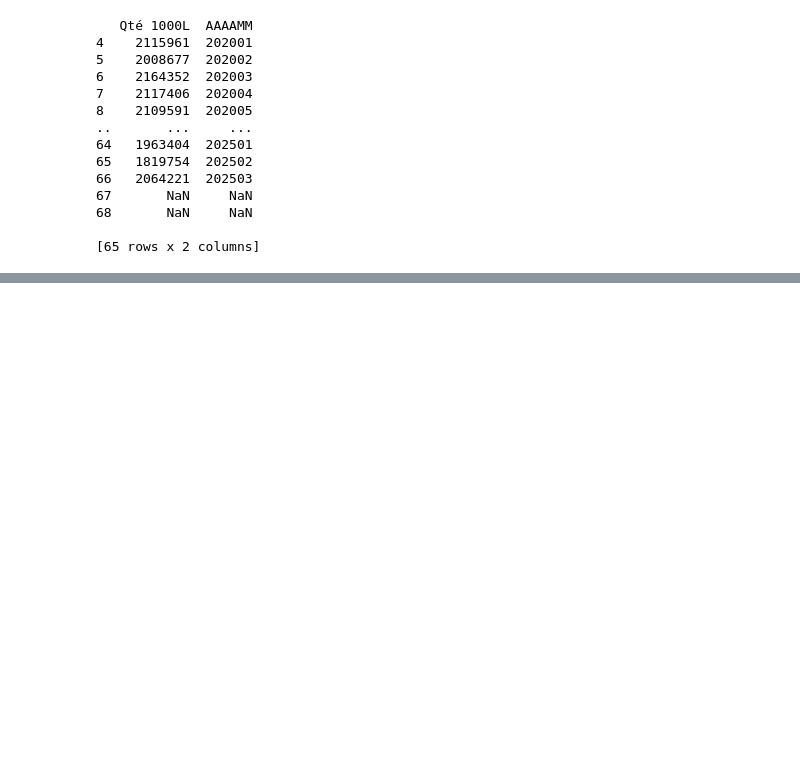
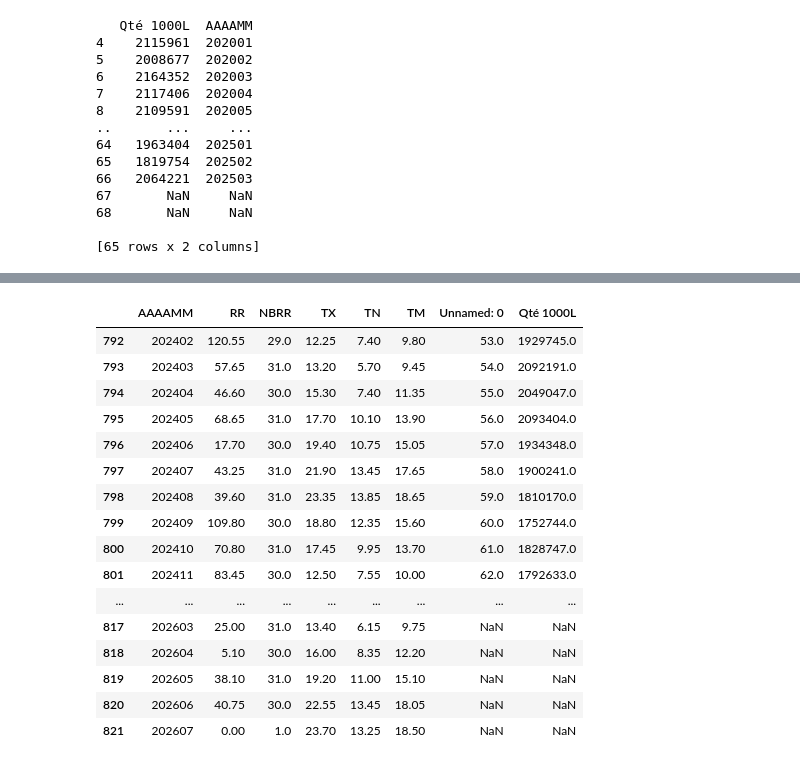
Before and after one commit to RamaB47/Projet-Isigny-Ste-Mere, a Jupyter notebook: fichier_global_fusionné.ipynb, the cells around one changed output, grey strips where cells are left out. Saved outputs shown, nothing was run; the diff lists cells and outputs as text; code cells hidden in the pictures; blank space fills up the shorter version.

```diff
--- a/fichier_global_fusionné.ipynb
+++ b/fichier_global_fusionné.ipynb
@@ -223,5 +264,5 @@ print(df_rename)
 # %%
 df_rename.to_csv("info_lait_final.csv")
 # %%
-df_m ="fichier_meteo_final.csv"
-df_l = "info_lait_final.csv"
+dataset1 ="fichier_meteo_final.csv"
+dataset2 = "info_lait_final.csv"
@@ -232,0 +269,3 @@ TypeError: DataFrame.merge() got multiple values for argument 'how'
+# %%
+df_m = pd.read_csv(dataset1)
+df_l = pd.read_csv(dataset2)
@@ -232,0 +289,3 @@ TypeError: DataFrame.merge() got multiple values for argument 'how'
+# %%
+df_final = pd.merge(df_m, df_l, on=['AAAAMM'], how='left')
+print(df_final)
@@ -232,0 +307,20 @@ TypeError: DataFrame.merge() got multiple values for argument 'how'
+# %%
+df_final.tail(30)
+# %% [output]
+|  | AAAAMM | RR | NBRR | TX | TN | TM | Unnamed: 0 | Qté 1000L |
+| 792 | 202402 | 120.55 | 29.0 | 12.25 | 7.40 | 9.80 | 53.0 | 1929745.0 |
+| 793 | 202403 | 57.65 | 31.0 | 13.20 | 5.70 | 9.45 | 54.0 | 2092191.0 |
+| 794 | 202404 | 46.60 | 30.0 | 15.30 | 7.40 | 11.35 | 55.0 | 2049047.0 |
+| 795 | 202405 | 68.65 | 31.0 | 17.70 | 10.10 | 13.90 | 56.0 | 2093404.0 |
+| 796 | 202406 | 17.70 | 30.0 | 19.40 | 10.75 | 15.05 | 57.0 | 1934348.0 |
+| 797 | 202407 | 43.25 | 31.0 | 21.90 | 13.45 | 17.65 | 58.0 | 1900241.0 |
+| 798 | 202408 | 39.60 | 31.0 | 23.35 | 13.85 | 18.65 | 59.0 | 1810170.0 |
+| 799 | 202409 | 109.80 | 30.0 | 18.80 | 12.35 | 15.60 | 60.0 | 1752744.0 |
+| 800 | 202410 | 70.80 | 31.0 | 17.45 | 9.95 | 13.70 | 61.0 | 1828747.0 |
+| 801 | 202411 | 83.45 | 30.0 | 12.50 | 7.55 | 10.00 | 62.0 | 1792633.0 |
+| ... | ... | ... | ... | ... | ... | ... | ... | ... |
+| 817 | 202603 | 25.00 | 31.0 | 13.40 | 6.15 | 9.75 | NaN | NaN |
+| 818 | 202604 | 5.10 | 30.0 | 16.00 | 8.35 | 12.20 | NaN | NaN |
+| 819 | 202605 | 38.10 | 31.0 | 19.20 | 11.00 | 15.10 | NaN | NaN |
+| 820 | 202606 | 40.75 | 30.0 | 22.55 | 13.45 | 18.05 | NaN | NaN |
+| 821 | 202607 | 0.00 | 1.0 | 23.70 | 13.25 | 18.50 | NaN | NaN |
```
Also changed, not shown: parts of 9 cells of this notebook.
